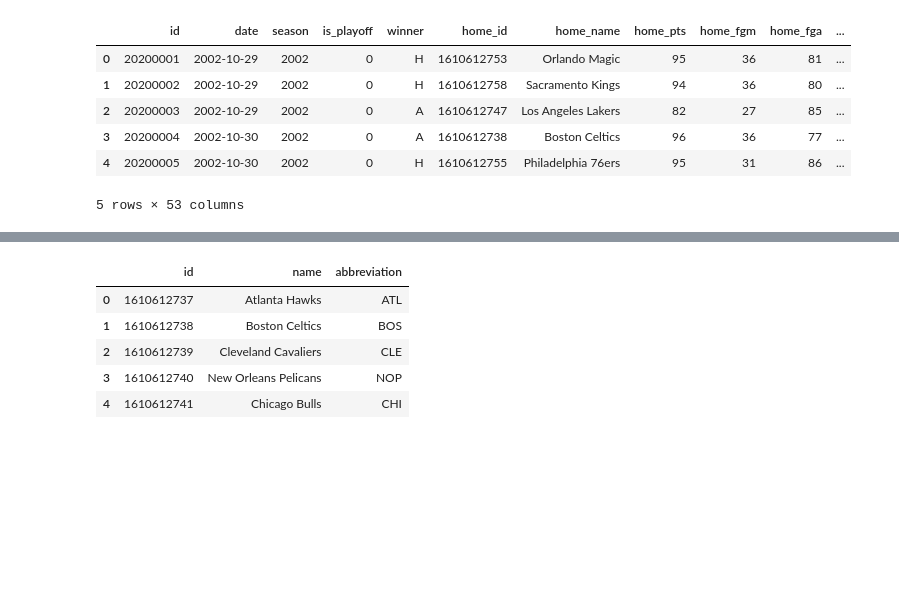
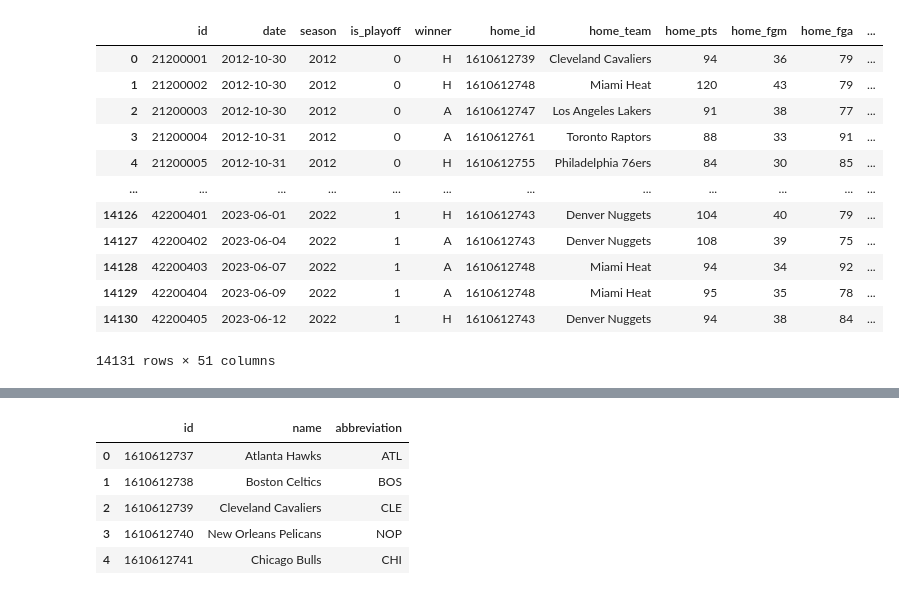
Before and after one commit to caiomelo22/nba-predictor, a Jupyter notebook: csv_getters/csv_creator.ipynb, the cells around one changed output, grey strips where cells are left out. Saved outputs shown, nothing was run; the diff lists cells and outputs as text; code cells hidden in the pictures; blank space fills up the shorter version.

```diff
--- a/csv_getters/csv_creator.ipynb
+++ b/csv_getters/csv_creator.ipynb
@@ -41,23 +40,29 @@ n_last_specific_games = 5
 
 pd.options.mode.chained_assignment = None  # default='warn'
 # %%
-season_games = execute_query(f"SELECT g.id, g.date, g.season, g.is_playoff, g.winner, g.home_id, ht.name as home_name, g.home_pts, g.home_fgm, g.home_fga, g.home_fg_pct, g.home_fg3m, g.home_fg3a, g.home_fg3_pct, g.home_ftm, g.home_fta, g.home_ft_pct, g.home_oreb, g.home_dreb, g.home_reb, g.home_ast, g.home_stl, g.home_blk, g.home_tov, g.home_pf, g.away_id, at.name as away_name, g.away_pts, g.away_fgm, g.away_fga, g.away_fg_pct, g.away_fg3m, g.away_fg3a, g.away_fg3_pct, g.away_ftm, g.away_fta, g.away_ft_pct, g.away_oreb, g.away_dreb, g.away_reb, g.away_ast, g.away_stl, g.away_blk, g.away_tov, g.away_pf, g.home_odds, g.away_odds, g.over_under_line, g.spread_line FROM games AS g LEFT JOIN teams as ht ON g.home_id = ht.id LEFT JOIN teams as at ON g.away_id = at.id WHERE g.season >= {first_data_season} and g.season <= {last_season} ORDER BY g.date ASC")
-season_games_plyrs = execute_query(f"SELECT g.id as game_id, g.date, g.season, g.is_playoff, g.winner, g.home_id, g.away_id, pg.team_id, pg.player_id, pg.minutes, pg.pts, pg.fgm, pg.fga, pg.fg_pct, pg.fg3m, pg.fg3a, pg.fg3_pct, pg.ftm, pg.fta, pg.ft_pct, pg.oreb, pg.dreb, pg.reb, pg.ast, pg.stl, pg.blk, pg.tov, pg.pf, pg.plus_minus FROM playergames AS pg LEFT JOIN games as g on pg.game_id = g.id WHERE g.season >= {first_data_season} and g.season <= {last_season} ORDER BY g.date ASC")
+season_games = execute_query(f"SELECT * from `nba-data`.games WHERE season >= {first_season} and season <= {last_season} ORDER BY date ASC;")
+season_games_plyrs = execute_query(f"SELECT g.id as game_id, g.date, g.season, g.is_playoff, g.winner, g.home_id, g.away_id, pg.team_id, pg.player_id, pg.minutes, pg.pts, pg.fgm, pg.fga, pg.fg_pct, pg.fg3m, pg.fg3a, pg.fg3_pct, pg.ftm, pg.fta, pg.ft_pct, pg.oreb, pg.dreb, pg.reb, pg.ast, pg.stl, pg.blk, pg.tov, pg.pf, pg.plus_minus FROM player_games AS pg LEFT JOIN games as g on pg.game_id = g.id WHERE g.season >= {first_season} and g.season <= {last_season} ORDER BY g.date ASC")
 teams = execute_query(f"SELECT * FROM teams")
 # %%
 season_games['home_off_rtg'] = season_games.apply(lambda row: hf.get_team_offensive_rating_game(row, 'H'), axis = 1)
-season_games['home_def_rtg'] = season_games.apply(lambda row: hf.get_team_offensive_rating_game(row, 'H'), axis = 1)
+season_games['home_def_rtg'] = season_games.apply(lambda row: hf.get_team_defensive_rating_game(row, 'H'), axis = 1)
 
 season_games['away_off_rtg'] = season_games.apply(lambda row: hf.get_team_offensive_rating_game(row, 'A'), axis = 1)
-season_games['away_def_rtg'] = season_games.apply(lambda row: hf.get_team_offensive_rating_game(row, 'A'), axis = 1)
+season_games['away_def_rtg'] = season_games.apply(lambda row: hf.get_team_defensive_rating_game(row, 'A'), axis = 1)
 # %%
-season_games.head()
+season_games
 # %% [output]
-|  | id | date | season | is_playoff | winner | home_id | home_name | home_pts | home_fgm | home_fga | ... |
-| 0 | 20200001 | 2002-10-29 | 2002 | 0 | H | 1610612753 | Orlando Magic | 95 | 36 | 81 | ... |
-| 1 | 20200002 | 2002-10-29 | 2002 | 0 | H | 1610612758 | Sacramento Kings | 94 | 36 | 80 | ... |
-| 2 | 20200003 | 2002-10-29 | 2002 | 0 | A | 1610612747 | Los Angeles Lakers | 82 | 27 | 85 | ... |
-| 3 | 20200004 | 2002-10-30 | 2002 | 0 | A | 1610612738 | Boston Celtics | 96 | 36 | 77 | ... |
-| 4 | 20200005 | 2002-10-30 | 2002 | 0 | H | 1610612755 | Philadelphia 76ers | 95 | 31 | 86 | ... |
+|  | id | date | season | is_playoff | winner | home_id | home_team | home_pts | home_fgm | home_fga | ... |
+| 0 | 21200001 | 2012-10-30 | 2012 | 0 | H | 1610612739 | Cleveland Cavaliers | 94 | 36 | 79 | ... |
+| 1 | 21200002 | 2012-10-30 | 2012 | 0 | H | 1610612748 | Miami Heat | 120 | 43 | 79 | ... |
+| 2 | 21200003 | 2012-10-30 | 2012 | 0 | A | 1610612747 | Los Angeles Lakers | 91 | 38 | 77 | ... |
+| 3 | 21200004 | 2012-10-31 | 2012 | 0 | A | 1610612761 | Toronto Raptors | 88 | 33 | 91 | ... |
+| 4 | 21200005 | 2012-10-31 | 2012 | 0 | H | 1610612755 | Philadelphia 76ers | 84 | 30 | 85 | ... |
+| ... | ... | ... | ... | ... | ... | ... | ... | ... | ... | ... | ... |
+| 14126 | 42200401 | 2023-06-01 | 2022 | 1 | H | 1610612743 | Denver Nuggets | 104 | 40 | 79 | ... |
+| 14127 | 42200402 | 2023-06-04 | 2022 | 1 | A | 1610612743 | Denver Nuggets | 108 | 39 | 75 | ... |
+| 14128 | 42200403 | 2023-06-07 | 2022 | 1 | A | 1610612748 | Miami Heat | 94 | 34 | 92 | ... |
+| 14129 | 42200404 | 2023-06-09 | 2022 | 1 | A | 1610612748 | Miami Heat | 95 | 35 | 78 | ... |
+| 14130 | 42200405 | 2023-06-12 | 2022 | 1 | H | 1610612743 | Denver Nuggets | 94 | 38 | 84 | ... |
-5 rows × 53 columns
+14131 rows × 51 columns
 # %%
```
Also changed, not shown: parts of 6 cells of this notebook, 1 other file.
